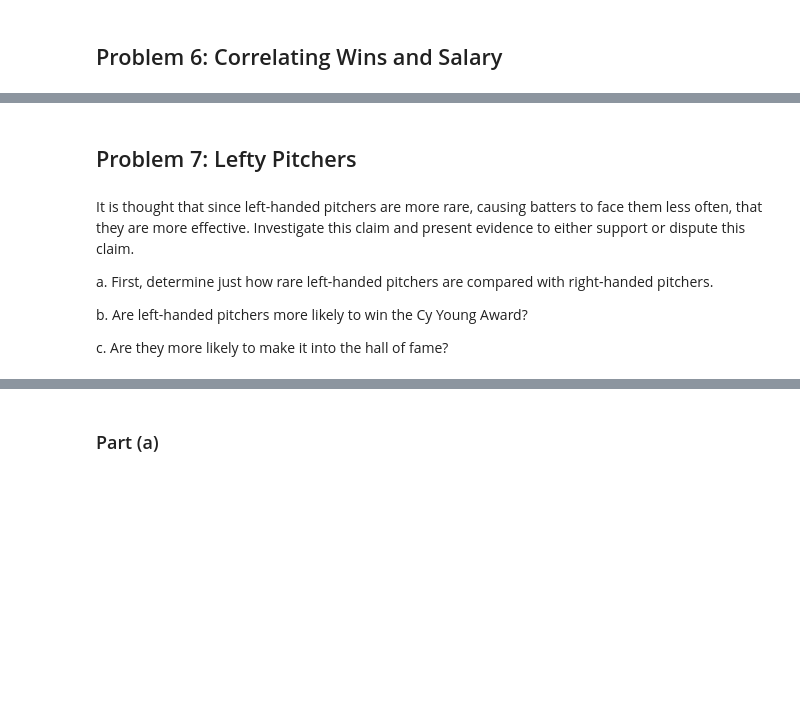
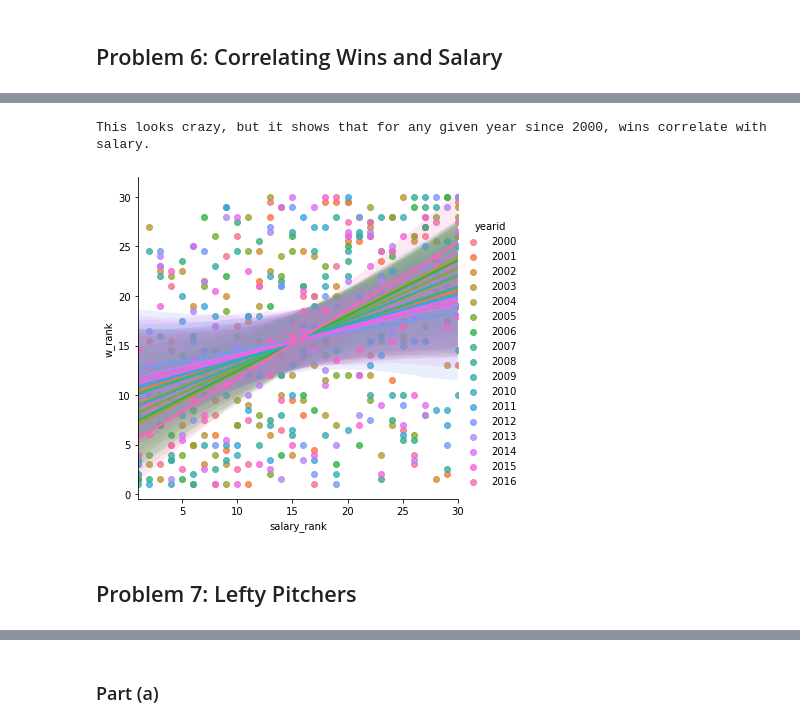
Before and after one commit to jrioross/lahman-baseball-python, a Jupyter notebook: lahman_python.ipynb, the cells around one changed output, grey strips where cells are left out. Drawn from its saved outputs; the diff is of its cells as text; code cells hidden in the pictures; blank space fills up the shorter version.

Commit message:
added a crazy graph showing #7 for correlation for each year

```diff
--- a/lahman_python.ipynb
+++ b/lahman_python.ipynb
@@ -406,10 +406,8 @@ salary  0.392188  1.000000
+# %%
+sns.lmplot(x = 'salary_rank', y = 'w_rank', data = team_w_sal, hue = 'yearid', scatter = True)
+print("This looks crazy, but it shows that for any given year since 2000, wins correlate with salary.")
+# %% [output]
+This looks crazy, but it shows that for any given year since 2000, wins correlate with salary.
+[figure, added]
 # %% [markdown]
 ## Problem 7: Lefty Pitchers
-# %% [markdown]
-It is thought that since left-handed pitchers are more rare, causing batters to face them less often, that they are more effective. Investigate this claim and present evidence to either support or dispute this claim.
-
-a. First, determine just how rare left-handed pitchers are compared with right-handed pitchers.
-
-b. Are left-handed pitchers more likely to win the Cy Young Award?
-
-c. Are they more likely to make it into the hall of fame?
```
Also changed, not shown: parts of 13 cells of this notebook.
